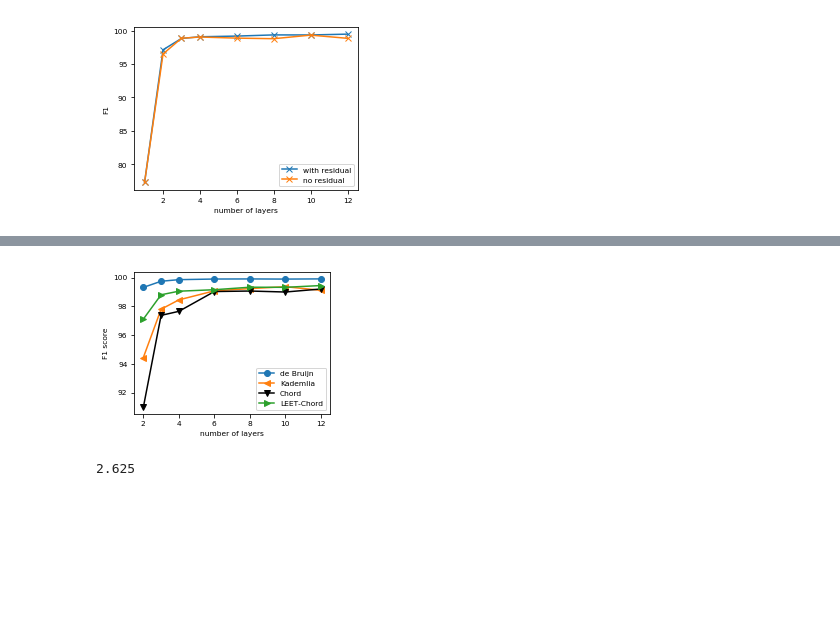
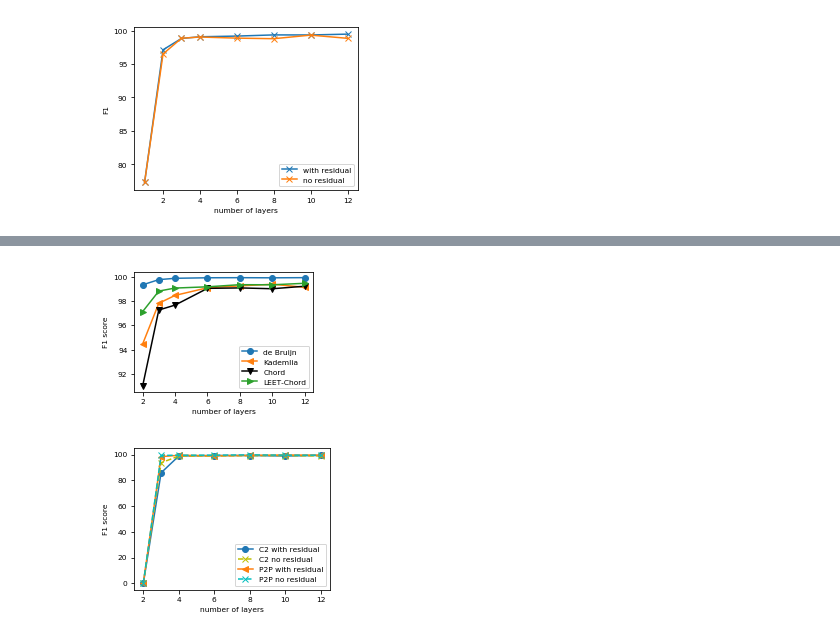
Before and after one commit to jzhou316/meta-gcn, a Jupyter notebook: botnet_paper/botnet_plot_new.ipynb, the cells around one changed output, grey strips where cells are left out. Drawn from its saved outputs; the diff is of its cells as text; code cells hidden in the pictures; blank space fills up the shorter version.

Commit message:
sort files for plots for the botnet workshop paper

```diff
--- a/botnet_plot2.ipynb
+++ b/botnet_paper/botnet_plot_new.ipynb
@@ -13,7 +13,8 @@ kadem_10k_rh1_f1 = [58.643, 94.439, 97.807, 98.458, 99.087, 99.244, 99.376, 99.1
 kadem_10k_rh0_f1 = [60.236, 93.092, 97.218, 97.414, 98.505, 98.677, 98.667, 98.788]
 # %%
 # chord_10k_rh1_f1 = [89.901, 97.825, 99.004, 99.048, 99.165, 99.023]  # no bias
-chord_10k_rh1_f1 = [56.392, 90.965, 97.379, 97.658, 99.039, 99.075, 99.006, 99.216]
+# chord_10k_rh1_f1 = [56.392, 90.965, 97.379, 97.658, 99.039, 99.075, 99.006, 99.216]
+chord_10k_rh1_f1 = [56.392, 90.965, 97.256, 97.658, 99.039, 99.075, 99.006, 99.216]
 chord_10k_rh0_f1 = [56.669, 89.032, 97.522, 97.531, 97.961, 98.618, 98.6, 98.084]
 # %%
 # leet_10k_rh1_f1 = [96.942, 98.97, 99.358, 99.363, 99.161, 99.475]  # no bias
@@ -96,38 +114,65 @@ plt.show()
 s = 1
 
 # plt.figure(figsize=(4, 3))
-plt.figure(figsize=(3.5,2.6))
+# plt.figure(figsize=(3.5,2.6))
+plt.figure(figsize=(3.2, 2.2))
+
 plt.plot(nlayers[s:], debru_10k_rh1_f1[s:], '-o')
 # plt.plot(nlayers[s:], debru_10k_rh0_f1[s:], 'y--x')
 plt.plot(nlayers[s:], kadem_10k_rh1_f1[s:], '-<')
 # plt.plot(nlayers[s:], kadem_10k_rh0_f1[s:], 'c--x')
 plt.plot(nlayers[s:], chord_10k_rh1_f1[s:], 'k-v')
 # plt.plot(nlayers[s:], chord_10k_rh0_f1[s:], '--x')
 plt.plot(nlayers[s:], leet_10k_rh1_f1[s:], '->')
 # plt.plot(nlayers[s:], leet_10k_rh0_f1[s:], '--x')
 plt.xticks(fontsize=7.5, rotation=0)
 plt.yticks(fontsize=7.5, rotation=0)
 
 # plt.legend(['de Bruijn with residual', 'de Bruijn no residual', 'Chord with residual', 'Chord no residual'], fontsize=7.5, loc='best')
 # plt.legend(['Kademlia with residual', 'Kademlia no residual', 'LEET-Chord with residual', 'LEET-Chord no residual'], fontsize=7.5, loc='best')
 # plt.legend(['de Bruijn with residual', 'de Bruijn no residual', 'Kademlia with residual', 'Kademlia no residual',
 #             'Chord with residual', 'Chord no residual', 'LEET-Chord with residual', 'LEET-Chord no residual'], fontsize=7.5, loc='best')
 plt.legend(['de Bruijn', 'Kademlia', 'Chord', 'LEET-Chord'], fontsize=7.5, loc='best')
 
 plt.xlabel('number of layers', fontsize=7.5)
+plt.xticks([2, 4, 6, 8, 10, 12])
 plt.ylabel('F1 score', fontsize=7.5)
 # plt.ylim([88.3, 100.5])
 
 # plt.savefig('f1_vs_nlay_debru-chord.pdf', bbox_inches='tight', dpi=200)
 # plt.savefig('f1_vs_nlay_kadem-leet.pdf', bbox_inches='tight', dpi=200)
 # plt.savefig('f1_vs_nlay_all.pdf', bbox_inches='tight', dpi=200)
 # plt.savefig('f1_vs_nlay_all_rh1.pdf', bbox_inches='tight', dpi=200)
 # plt.savefig('f1_vs_nlay_all_rh0.pdf', bbox_inches='tight', dpi=200)
 
 plt.show()
 # %% [output]
-[figure, old version]
+[figure, new version]
-# %%
-3/4 * 3.5
-# %% [output]
-2.625
+# %%
+s = 1
+
+# plt.figure(figsize=(4, 3))
+plt.figure(figsize=(3.5,2.6))
+
+plt.plot(nlayers[s:], c2_3k_rh1_f1[s:], '-o')
+plt.plot(nlayers[s:], c2_3k_rh0_f1[s:], 'y--x')
+plt.plot(nlayers[s:], p2p_3k_rh1_f1[s:], '-<')
+plt.plot(nlayers[s:], p2p_3k_rh0_f1[s:], 'c--x')
+
+plt.xticks(fontsize=7.5, rotation=0)
+plt.yticks(fontsize=7.5, rotation=0)
+
+plt.legend(['C2 with residual', 'C2 no residual','P2P with residual', 'P2P no residual'], fontsize=7.5, loc='best')
+# plt.legend(['C2', 'P2P'], fontsize=7.5, loc='best')
+
+plt.xlabel('number of layers', fontsize=7.5)
+plt.ylabel('F1 score', fontsize=7.5)
+# plt.ylim([88.3, 100.5])
+
+# plt.savefig('f1_vs_nlay_c2-p2p.pdf', bbox_inches='tight', dpi=200)
+# plt.savefig('f1_vs_nlay_c2-p2p_rh1.pdf', bbox_inches='tight', dpi=200)
+# plt.savefig('f1_vs_nlay_c2-p2p_rh0.pdf', bbox_inches='tight', dpi=200)
+
+plt.show()
+# %% [output]
+[figure, added]
```
Also changed, not shown: parts of 4 cells of this notebook, 12 other files.
